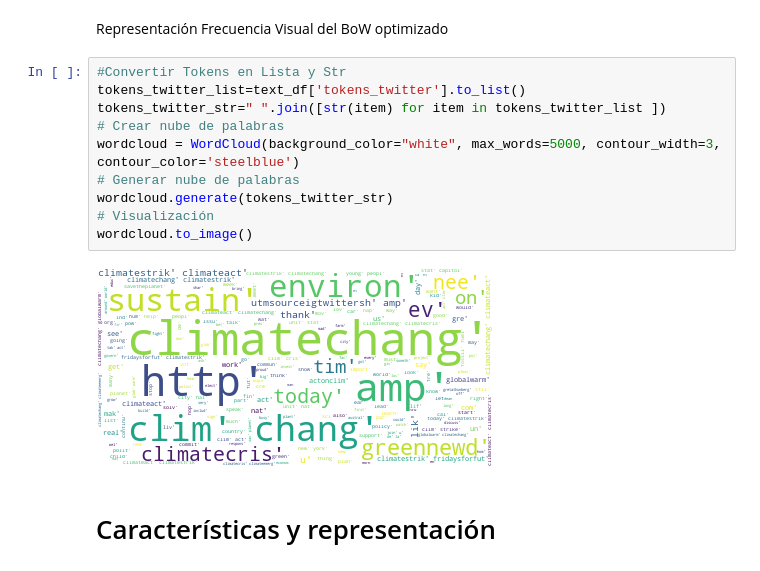
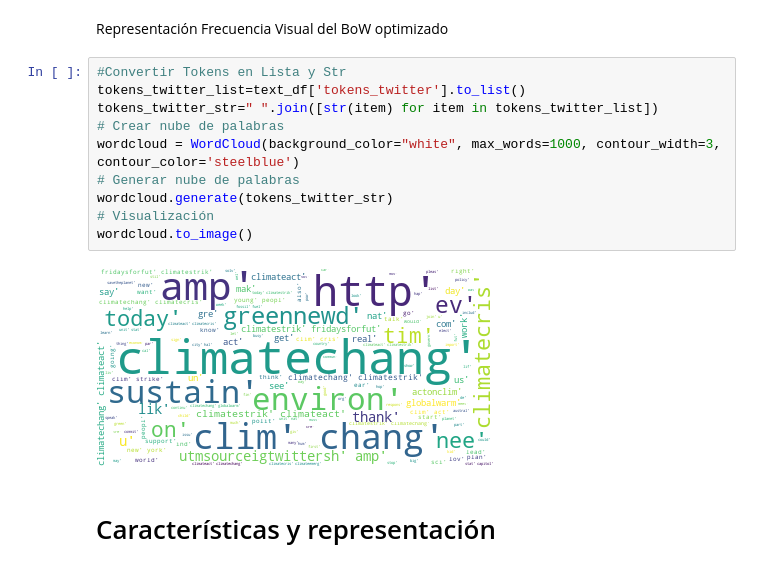
Before and after one commit to lmbd92/st1800-st1801-trabajo3-2261, a Jupyter notebook: Trabajo3Lina_Jose.ipynb, the cells around one changed output. Drawn from its saved outputs; the diff is of its cells as text.

```diff
--- a/Trabajo3Lina_Jose.ipynb
+++ b/Trabajo3Lina_Jose.ipynb
@@ -196,15 +197,15 @@ Representación Frecuencia Visual del BoW optimizado
 # %%
 #Convertir Tokens en Lista y Str
 tokens_twitter_list=text_df['tokens_twitter'].to_list()
-tokens_twitter_str=" ".join([str(item) for item in tokens_twitter_list ])
+tokens_twitter_str=" ".join([str(item) for item in tokens_twitter_list])
 # Crear nube de palabras
-wordcloud = WordCloud(background_color="white", max_words=5000, contour_width=3, contour_color='steelblue')
+wordcloud = WordCloud(background_color="white", max_words=1000, contour_width=3, contour_color='steelblue')
 # Generar nube de palabras
 wordcloud.generate(tokens_twitter_str)
 # Visualización
 wordcloud.to_image()
 # %% [output]
-[figure, old version]
+[figure, new version]
 # %% [markdown]
 # Características y representación
 # %% [markdown]
```
Also changed, not shown: parts of 2 cells of this notebook.
